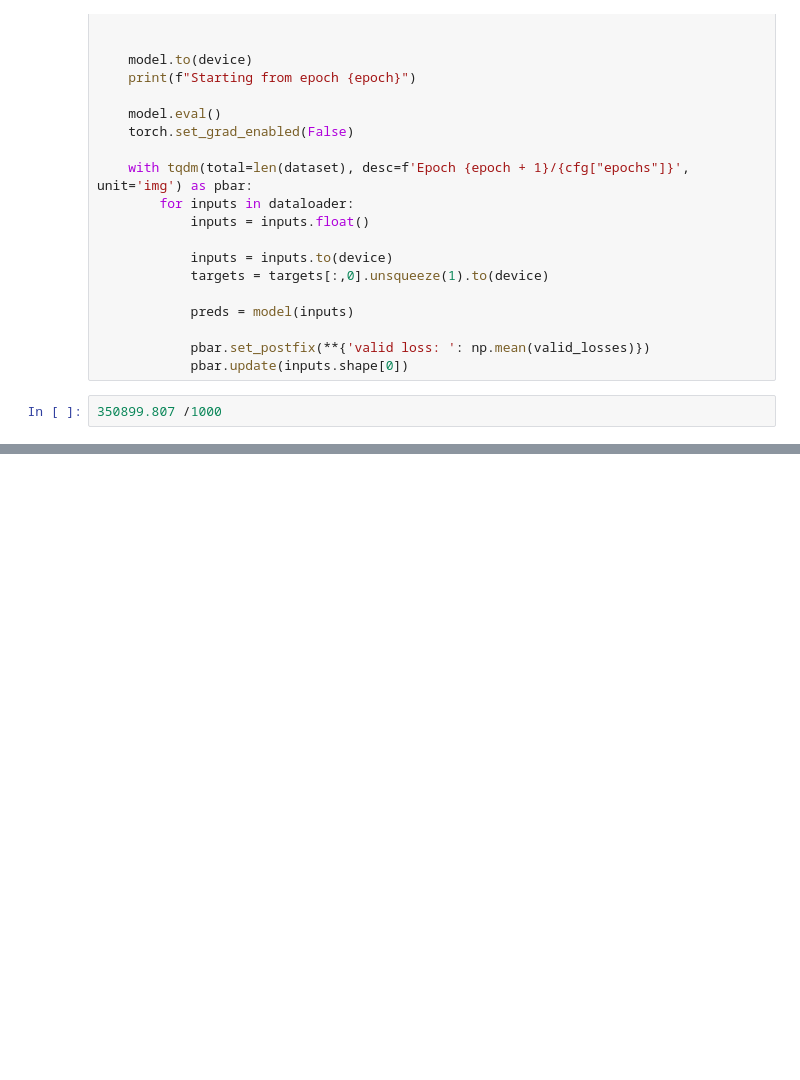
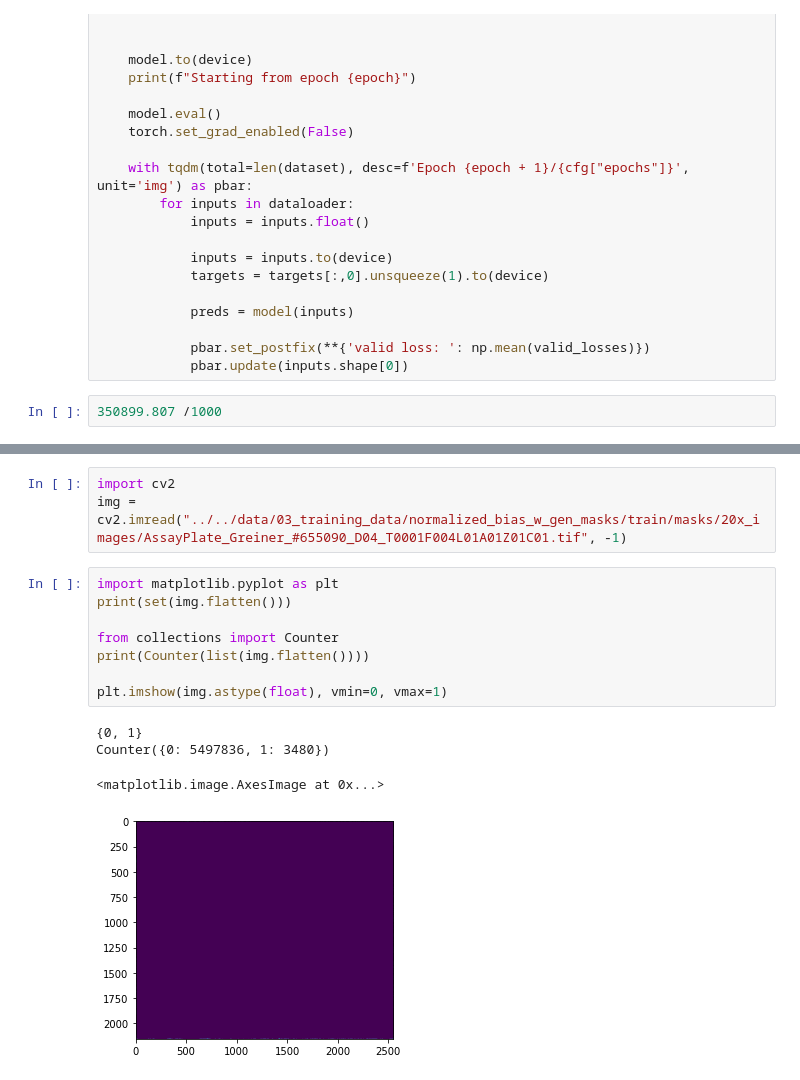
Before and after one commit to aidotse/Team-NordAxon-Code-Monkeys, a Jupyter notebook: AZHackathon/notebooks/Local/08_prediction.ipynb, the cells around one changed output, grey strips where cells are left out. Cells and saved outputs as stored; diff of their text form; blank space fills up the shorter version.

```diff
--- a/AZHackathon/notebooks/Local/08_prediction.ipynb
+++ b/AZHackathon/notebooks/Local/08_prediction.ipynb
@@ -521,0 +578,16 @@ plt.imshow(output_image[0,0].numpy().astype(np.uint16))
+# %%
+import cv2
+img = cv2.imread("../../data/03_training_data/normalized_bias_w_gen_masks/train/masks/20x_images/AssayPlate_Greiner_#655090_D04_T0001F004L01A01Z01C01.tif", -1)
+# %%
+import matplotlib.pyplot as plt
+print(set(img.flatten()))
+
+from collections import Counter
+print(Counter(list(img.flatten())))
+
+plt.imshow(img.astype(float), vmin=0, vmax=1)
+# %% [output]
+{0, 1}
+Counter({0: 5497836, 1: 3480})
+<matplotlib.image.AxesImage at 0x...>
+[figure, added]
```
Also changed, not shown: parts of 33 cells of this notebook, 1 other file.
